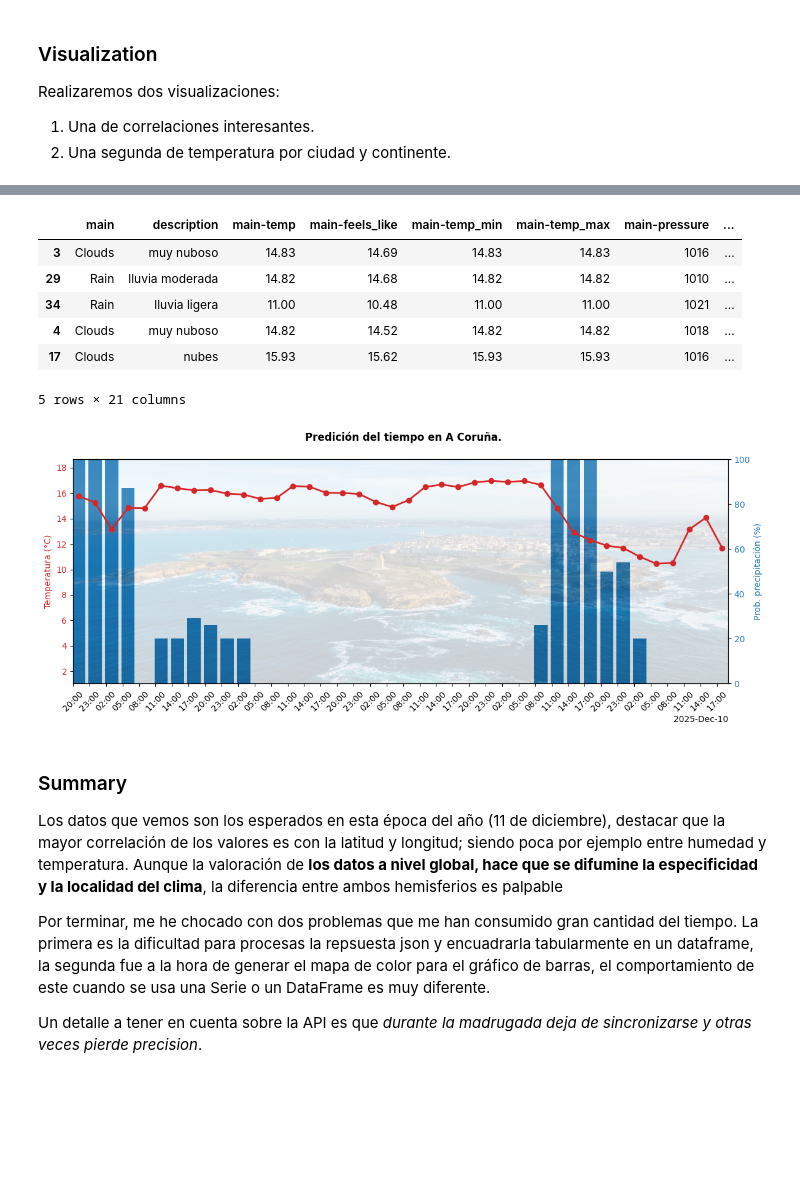
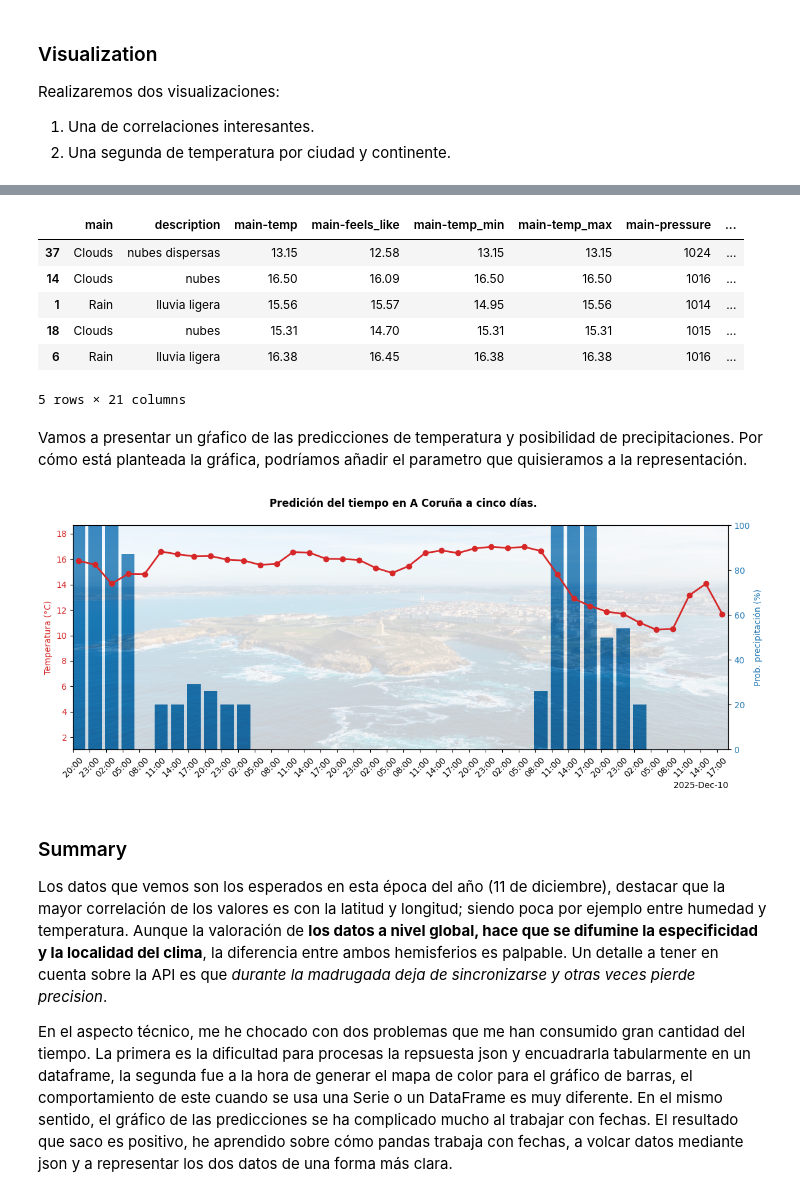
Before and after one commit to franpelirrojo/weather-data-analysis, a Jupyter notebook: weather-data.ipynb, the cells around one changed output, grey strips where cells are left out. Drawn from its saved outputs; the diff is of its cells as text; code cells hidden in the pictures; blank space fills up the shorter version.

```diff
--- a/weather-data.ipynb
+++ b/weather-data.ipynb
@@ -284,5 +286,6 @@ plt.show()
 # %%
-forecast_url = "https://api.openweathermap.org/data/2.5/forecast"
+forecast_url_5 = "https://api.openweathermap.org/data/2.5/forecast"
+forecast_url_16 = "https://api.openweathermap.org/data/2.5/forecast/daily"
 coruña=df_tiempo.query("name == 'A Coruña'")
 params = {
         "lat": coruña.lat.iloc[0],
@@ -291,7 +294,7 @@ params = {
         "units": "metric",
         "lang": "es",
     }
-response = http.get(forecast_url, params=params)
+response = http.get(forecast_url_5, params=params)
 # %%
 list_json=response.json()["list"]
 for e in list_json:
@@ -338,12 +343,14 @@ df_forecast.fillna(0, inplace=True)
 df_forecast.sample(5)
 # %% [output]
 |  | main | description | main-temp | main-feels_like | main-temp_min | main-temp_max | main-pressure | ... |
-| 3 | Clouds | muy nuboso | 14.83 | 14.69 | 14.83 | 14.83 | 1016 | ... |
-| 29 | Rain | lluvia moderada | 14.82 | 14.68 | 14.82 | 14.82 | 1010 | ... |
-| 34 | Rain | lluvia ligera | 11.00 | 10.48 | 11.00 | 11.00 | 1021 | ... |
-| 4 | Clouds | muy nuboso | 14.82 | 14.52 | 14.82 | 14.82 | 1018 | ... |
-| 17 | Clouds | nubes | 15.93 | 15.62 | 15.93 | 15.93 | 1016 | ... |
+| 37 | Clouds | nubes dispersas | 13.15 | 12.58 | 13.15 | 13.15 | 1024 | ... |
+| 14 | Clouds | nubes | 16.50 | 16.09 | 16.50 | 16.50 | 1016 | ... |
+| 1 | Rain | lluvia ligera | 15.56 | 15.57 | 14.95 | 15.56 | 1014 | ... |
+| 18 | Clouds | nubes | 15.31 | 14.70 | 15.31 | 15.31 | 1015 | ... |
+| 6 | Rain | lluvia ligera | 16.38 | 16.45 | 16.38 | 16.38 | 1016 | ... |
 5 rows × 21 columns
+# %% [markdown]
+Vamos a presentar un gŕafico de las predicciones de temperatura y posibilidad de precipitaciones. Por cómo está planteada la gráfica, podríamos añadir el parametro que quisieramos a la representación.
 # %%
 AZUL_CLARITO="#1f77b4"
 ROJO_CLARO="#d62728"
@@ -357,42 +364,42 @@ fig, ax_temp = plt.subplots(figsize=(12,5))
 line = ax_temp.plot(x, y_temp, color=ROJO_CLARO, linewidth=2.0, marker="o", markersize=6)
 ax_temp.set_ylabel("Temperatura (°C)", color=ROJO_CLARO)
 ax_temp.tick_params(axis="y", labelcolor=ROJO_CLARO)
 
 #Entre 24 porque date2num es el numero de dias desde el epoch
 #Para que la imagen se vea bien, el eje tiene que saber que forma tiene
 xlimits = (mdates.date2num(x.min())-(1/24), mdates.date2num(x.max())+(1/23))
 ylimits = (y_temp.min()*0.1, y_temp.max()*1.1)
 ax_temp.set_xlim(*xlimits)
 ax_temp.set_ylim(*ylimits)
 ax_temp.imshow(matplotlib.image.imread('coruña.jpg'), alpha=0.2, zorder=0, aspect="auto", extent=[*xlimits, *ylimits])
 
+#Sabemos que los intervalos son de 3 horas, tanto para las barras
+#cómo para el Locator. Me di cuenta tarde.
 ax_pop = ax_temp.twinx()
-avg_hours = x.diff().dropna().dt.total_seconds().div(3600).mean()
-bar_width_days = (avg_hours / 24.0) * 0.8
+bin_hours = x.diff().dropna().dt.total_seconds().div(3600).mean()
+bar_width_days = (bin_hours / 24.0) * 0.8
 ax_pop.bar(x, pop, width=bar_width_days, alpha=1, label="Prob. precipitación (%)")
 
 ax_pop.set_ylabel("Prob. precipitación (%)", color=AZUL_CLARITO)
 ax_pop.tick_params(axis="y", labelcolor=AZUL_CLARITO)
 ax_pop.set_ylim(0, 100)
 
-ax_temp.xaxis.set_major_locator(mdates.HourLocator(interval=3))
+ax_temp.xaxis.set_major_locator(mdates.HourLocator(interval=bin_hours.astype(np.int16)))
 ax_temp.xaxis.set_major_formatter(mdates.ConciseDateFormatter(ax_temp.xaxis.get_major_locator()))
 for label in ax_temp.get_xticklabels(which='major'):
     label.set(rotation=45)
 
 ax_temp.set_zorder(2)
 ax_pop.set_zorder(1)
 ax_temp.patch.set_visible(False)
-fig.suptitle("Predición del tiempo en A Coruña.", weight="bold")
+fig.suptitle("Predición del tiempo en A Coruña a cinco días.", weight="bold")
 fig.tight_layout()
 
 plt.show()
 # %% [output]
-[figure, old version]
+[figure, new version]
 # %% [markdown]
 ### Summary
-Los datos que vemos son los esperados en esta época del año (11 de diciembre), destacar que la mayor correlación de los valores es con la latitud y longitud; siendo poca por ejemplo entre humedad y temperatura. Aunque la valoración de **los datos a nivel global, hace que se difumine la especificidad y la localidad del clima**, la diferencia entre ambos hemisferios es palpable
+Los datos que vemos son los esperados en esta época del año (11 de diciembre), destacar que la mayor correlación de los valores es con la latitud y longitud; siendo poca por ejemplo entre humedad y temperatura. Aunque la valoración de **los datos a nivel global, hace que se difumine la especificidad y la localidad del clima**, la diferencia entre ambos hemisferios es palpable. Un detalle a tener en cuenta sobre la API es que *durante la madrugada deja de sincronizarse y otras veces pierde precision*.
 
-Por terminar, me he chocado con dos problemas que me han consumido gran cantidad del tiempo. La primera es la dificultad para procesas la repsuesta json y encuadrarla tabularmente en un dataframe, la segunda fue a la hora de generar el mapa de color para el gráfico de barras, el comportamiento de este cuando se usa una Serie o un DataFrame es muy diferente.
-
-Un detalle a tener en cuenta sobre la API es que *durante la madrugada deja de sincronizarse y otras veces pierde precision*.
+En el aspecto técnico, me he chocado con dos problemas que me han consumido gran cantidad del tiempo. La primera es la dificultad para procesas la repsuesta json y encuadrarla tabularmente en un dataframe, la segunda fue a la hora de generar el mapa de color para el gráfico de barras, el comportamiento de este cuando se usa una Serie o un DataFrame es muy diferente. En el mismo sentido, el gráfico de las predicciones se ha complicado mucho al trabajar con fechas. El resultado que saco es positivo, he aprendido sobre cómo pandas trabaja con fechas, a volcar datos mediante json y a representar los dos datos de una forma más clara.
```
Also changed, not shown: parts of 12 cells of this notebook.
